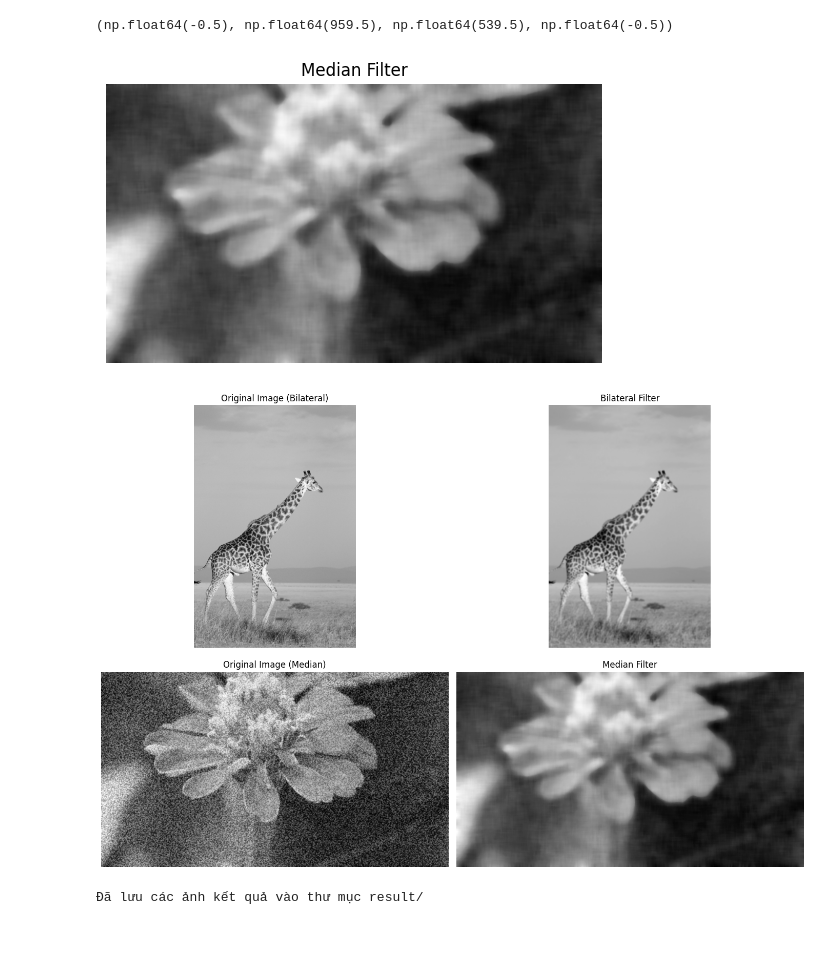
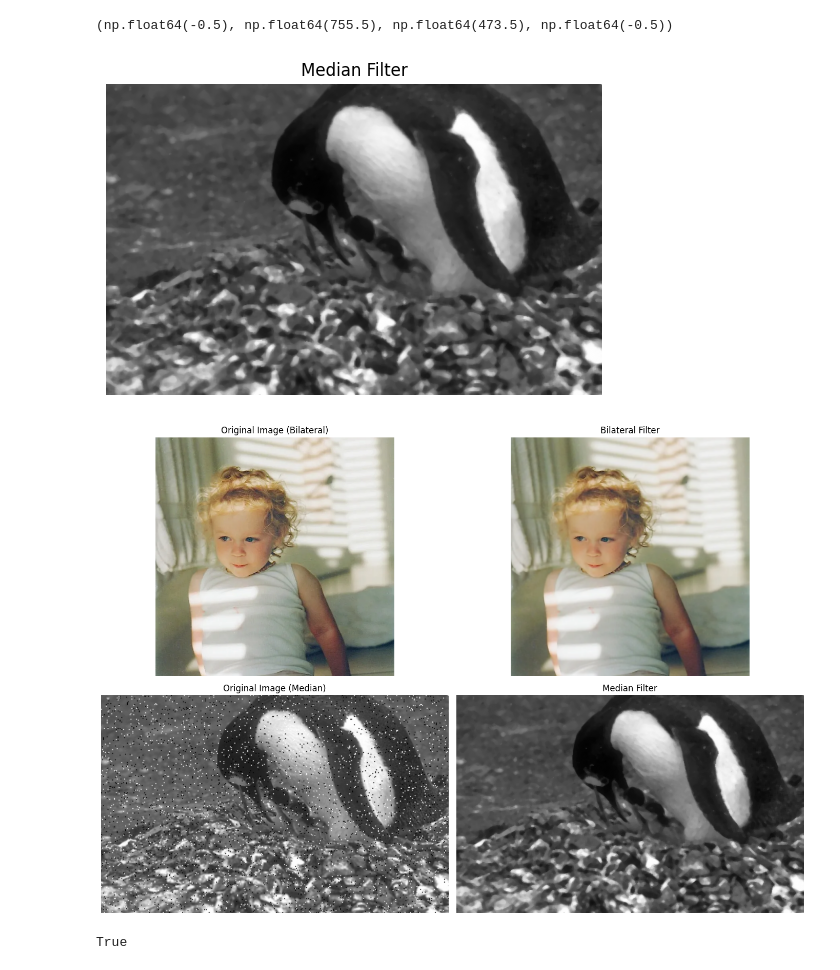
Before and after one commit to Algoculus/UTH-CVIP-assignments, a Jupyter notebook: Solutions/Lab 2 (Chapter 2.1)/Bài tập nâng cao/Question 4/ex4.ipynb, the cells around one changed output. Saved outputs shown, nothing was run; the diff lists cells and outputs as text; code cells hidden in the pictures; blank space fills up the shorter version.

```diff
--- a/Solutions/Lab 2 (Chapter 2.1)/Bài tập nâng cao/Question 4/ex4.ipynb
+++ b/Solutions/Lab 2 (Chapter 2.1)/Bài tập nâng cao/Question 4/ex4.ipynb
@@ -4,19 +4,19 @@ import matplotlib.pyplot as plt
 import numpy as np
 # %%
 # Đọc ảnh cho bilateral filter
-image_bilateral = cv2.imread("./images/animal.jpg")
+image_bilateral = cv2.imread("./images/bilateral.png")
 image_bilateral_rgb = cv2.cvtColor(image_bilateral, cv2.COLOR_BGR2RGB)
-image_bilateral_gray = cv2.cvtColor(image_bilateral, cv2.COLOR_BGR2GRAY)
+#image_bilateral_gray = cv2.cvtColor(image_bilateral, cv2.COLOR_BGR2GRAY)
 
 # Đọc ảnh cho median filter
-image_median = cv2.imread("./images/median.jpg")
+image_median = cv2.imread("./images/image.png")
 image_median_rgb = cv2.cvtColor(image_median, cv2.COLOR_BGR2RGB)
 image_median_gray = cv2.cvtColor(image_median, cv2.COLOR_BGR2GRAY)
 # %%
 # Áp dụng Bilateral Filter
-bilateral_filtered = cv2.bilateralFilter(image_bilateral_gray, d=35, sigmaColor=150, sigmaSpace=150)
+bilateral_filtered = cv2.bilateralFilter(image_bilateral_rgb, d=5, sigmaColor=75, sigmaSpace=75)
 
-plt.imshow(bilateral_filtered, cmap='gray')
+plt.imshow(bilateral_filtered)
 plt.title("Bilateral Filter")
 plt.axis('off')
 # %% [output]
@@ -25,48 +25,48 @@ plt.axis('off')
 # %%
 # Áp dụng Median Filter
-median_filtered = cv2.medianBlur(image_median_gray, 27)
+median_filtered = cv2.medianBlur(image_median_gray, 7)
 
 plt.imshow(median_filtered, cmap='gray')
 plt.title("Median Filter")
 plt.axis('off')
 # %% [output]
-(np.float64(-0.5), np.float64(959.5), np.float64(539.5), np.float64(-0.5))
+(np.float64(-0.5), np.float64(755.5), np.float64(473.5), np.float64(-0.5))
-[figure, old version]
+[figure, new version]
 # %%
 # Hiển thị so sánh ảnh gốc và ảnh sau khi lọc
 plt.figure(figsize=(14, 10))
 
 # Bilateral Filter
 plt.subplot(2, 2, 1)
 plt.title("Original Image (Bilateral)")
-plt.imshow(image_bilateral_gray, cmap='gray')
+plt.imshow(image_bilateral_rgb)
 plt.axis('off')
 
 plt.subplot(2, 2, 2)
 plt.title("Bilateral Filter")
-plt.imshow(bilateral_filtered, cmap='gray')
+plt.imshow(bilateral_filtered)
 plt.axis('off')
 
 # Median Filter
 plt.subplot(2, 2, 3)
 plt.title("Original Image (Median)")
-plt.imshow(image_median_gray, cmap='gray')
+plt.imshow(image_median_rgb, cmap='gray')
 plt.axis('off')
 
 plt.subplot(2, 2, 4)
 plt.title("Median Filter")
 plt.imshow(median_filtered, cmap='gray')
 plt.axis('off')
 
 plt.tight_layout()
 plt.show()
 # %% [output]
-[figure, old version]
+[figure, new version]
 # %%
 # Lưu các ảnh kết quả vào thư mục result
-cv2.imwrite('./result/bilateral_original.jpg', image_bilateral_gray)
-cv2.imwrite('./result/bilateral_filtered.jpg', bilateral_filtered)
-cv2.imwrite('./result/median_original.jpg', image_median_gray)
+cv2.imwrite('./result/bilateral_original.jpg', cv2.cvtColor(image_bilateral_rgb, cv2.COLOR_RGB2BGR))
+cv2.imwrite('./result/bilateral_filtered.jpg', cv2.cvtColor(bilateral_filtered, cv2.COLOR_RGB2BGR))
+cv2.imwrite('./result/median_original.jpg', image_median_rgb)
 cv2.imwrite('./result/median_filtered.jpg', median_filtered)
 # %% [output]
-Đã lưu các ảnh kết quả vào thư mục result/
+True
```
Also changed, not shown: parts of 1 cell of this notebook, 16 other files.
